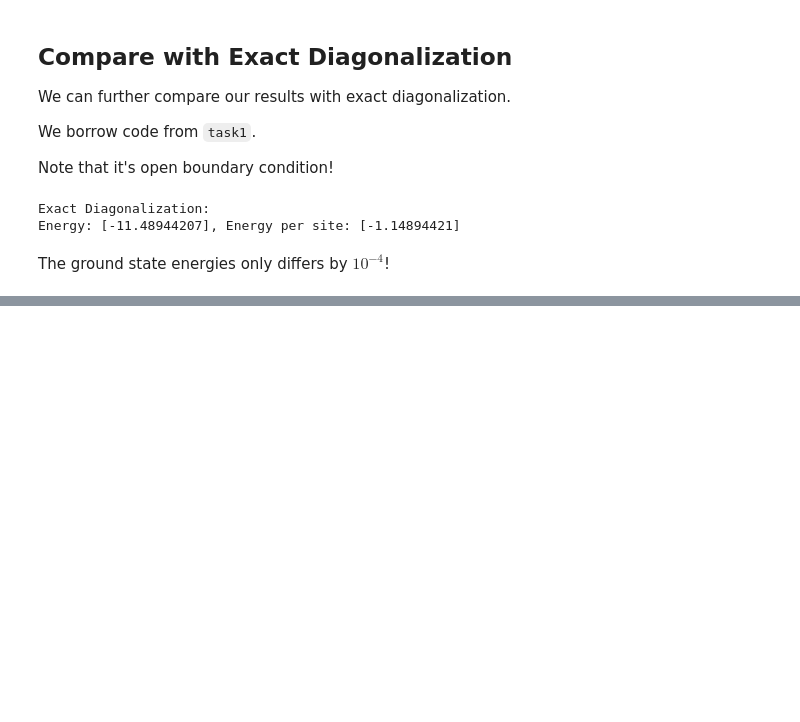
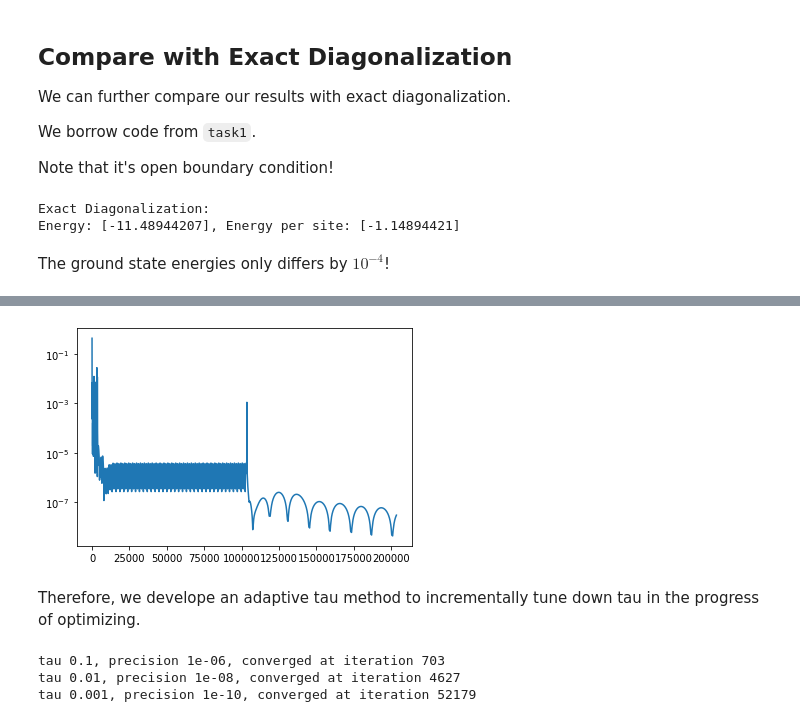
Before and after one commit to haimengzhao/computational-qm, a Jupyter notebook: task5/task5.ipynb, the cells around one changed output, grey strips where cells are left out. Drawn from its saved outputs; the diff is of its cells as text; code cells hidden in the pictures; blank space fills up the shorter version.

```diff
--- a/task5/task5.ipynb
+++ b/task5/task5.ipynb
@@ -282,0 +340,27 @@ The ground state energies only differs by $10^{-4}$!
+# %%
+def evolve_two_bond(Gl, T1, G1, T2, G2, T3, Gr, dim_bond, U):
+    whole_tensor = Sub.NCon(
+        [np.diag(Gl), T1, np.diag(G1), T2, np.diag(G2), T3, np.diag(Gr), U],
+        [[-1, 1], [1, 7, 2], [2, 3], [3, 8, 4], [4, 5], [5, 9, 6], [6, -5], [-2, -3, -4, 7, 8, 9]]
+    )
+    shape_whole = np.shape(whole_tensor)
+    tensor_svd = Sub.Group(whole_tensor, [[0, 1], [2, 3, 4]])
+
+    # T1, G1
+    U1, G1_update, V1 = np.linalg.svd(tensor_svd, full_matrices=False)
+    dim_trunc = min(len(G1_update), dim_bond)
+    U1 = U1[:, :dim_trunc]; G1_update = G1_update[:dim_trunc]; V1 = V1[:dim_trunc, :]
+    G1_update /= np.sqrt(np.sum(G1_update ** 2))
+    T1_update = np.tensordot(np.diag(1/Gl), np.reshape(U1, [shape_whole[0], shape_whole[1], dim_trunc]), (1, 0))
+
+    # T2, G2
+    U2, G2_update, V2 = np.linalg.svd(np.reshape(V1, [dim_bond * shape_whole[2], -1]), full_matrices=False)
+    dim_trunc = min(len(G2_update), dim_bond)
+    U2 = U2[:, :dim_trunc]; G2_update = G2_update[:dim_trunc]; V2 = V2[:dim_trunc, :]
+    G2_update /= np.sqrt(np.sum(G2_update ** 2))
+    T2_update = np.reshape(U2, [-1, shape_whole[3], dim_trunc])
+
+    # T3
+    T3_update = np.tensordot(np.reshape(V2, [dim_trunc, shape_whole[3], shape_whole[4]]), np.diag(1/Gr), (2, 0))
+
+    return T1_update, G1_update, T2_update, G2_update, T3_update
@@ -282,0 +409,5 @@ The ground state energies only differs by $10^{-4}$!
+# %%
+dim_bond = 6
+h = h
+Ts, Gs = init_mps_TG(2, dim_bond, 3)
+Ts, Gs, errs = evolve(Ts, Gs, h, 100000, [0.1, 0.01, 0.001], [1e-6, 1e-8, 1e-10], dim_bond)
@@ -282,0 +422,15 @@ The ground state energies only differs by $10^{-4}$!
+# %%
+import matplotlib.pyplot as plt
+plt.plot(errs[:])
+plt.yscale('log')
+plt.show()
+# %% [output]
+[figure, added]
+# %% [markdown]
+Therefore, we develope an adaptive tau method to incrementally tune down tau in the progress of optimizing.
+# %%
+Tsa, Gsa, errsa = evolve(Ts, Gs, h, 100000, [0.1, 0.01, 0.001], [1e-6, 1e-8, 1e-10], dim_bond, adaptive_tau=True)
+# %% [output]
+tau 0.1, precision 1e-06, converged at iteration 703
+tau 0.01, precision 1e-08, converged at iteration 4627
+tau 0.001, precision 1e-10, converged at iteration 52179
```
Also changed, not shown: parts of 17 cells of this notebook.
